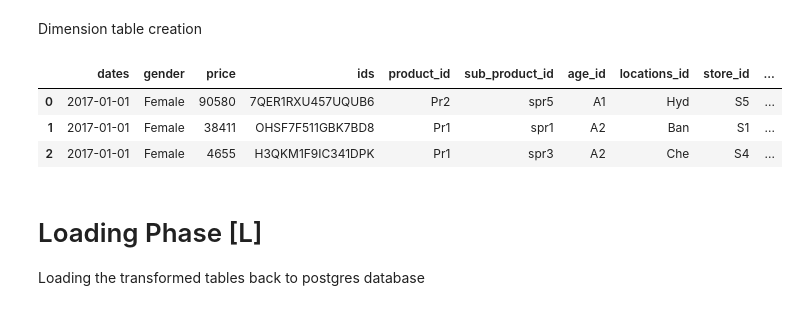
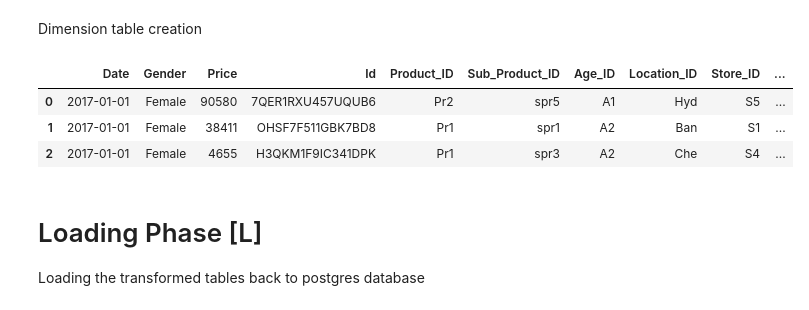
Before and after one commit to 0sree0/Simple-Introduction-To-ETL-In-Python, a Jupyter notebook: Code.ipynb, the cells around one changed output. Cells and saved outputs as stored; diff of their text form; code cells hidden in the pictures.

```diff
--- a/Code.ipynb
+++ b/Code.ipynb
@@ -141,0 +51,10 @@ fact_sub_product_df.head(5)
+# %%
+#Making a copy of the retail dataframe
+df         = df_retail.copy()
+
+#replacing space with underscore in the column names of the dataframe
+#this is required to do because pandas sql throws error when thier is space between words in columns
+df.columns = df.columns.str.replace(' ','_')
+
+#creating pysqldf variable to use sql query to manipulate the dataframe
+pysqldf    = lambda q: sqldf(q, globals())
@@ -146,12 +118,14 @@ drop_column_list = ['age','store','locations','product','sub_product']
 # %%
-dim_retail_df    = df.drop(drop_column_list,axis = 1)
+drop_column_list  = ['Age','Store','Location','Product','Sub_Product']
+
+fact_retail_df    = df.drop(drop_column_list,axis = 1)
+
+fact_retail_df.head(3)
+# %% [output]
+|  | Date | Gender | Price | Id | Product_ID | Sub_Product_ID | Age_ID | Location_ID | Store_ID | ... |
+| 0 | 2017-01-01 | Female | 90580 | 7QER1RXU457UQUB6 | Pr2 | spr5 | A1 | Hyd | S5 | ... |
+| 1 | 2017-01-01 | Female | 38411 | OHSF7F511GBK7BD8 | Pr1 | spr1 | A2 | Ban | S1 | ... |
+| 2 | 2017-01-01 | Female | 4655 | H3QKM1F9IC341DPK | Pr1 | spr3 | A2 | Che | S4 | ... |
-# %%
-dim_retail_df.head(3)
-# %% [output]
-|  | dates | gender | price | ids | product_id | sub_product_id | age_id | locations_id | store_id | ... |
-| 0 | 2017-01-01 | Female | 90580 | 7QER1RXU457UQUB6 | Pr2 | spr5 | A1 | Hyd | S5 | ... |
-| 1 | 2017-01-01 | Female | 38411 | OHSF7F511GBK7BD8 | Pr1 | spr1 | A2 | Ban | S1 | ... |
-| 2 | 2017-01-01 | Female | 4655 | H3QKM1F9IC341DPK | Pr1 | spr3 | A2 | Che | S4 | ... |
 # %% [markdown]
 # Loading Phase [L]
 Loading the transformed tables back to postgres database
```
Also changed, not shown: parts of 26 cells of this notebook, 1 other file.
